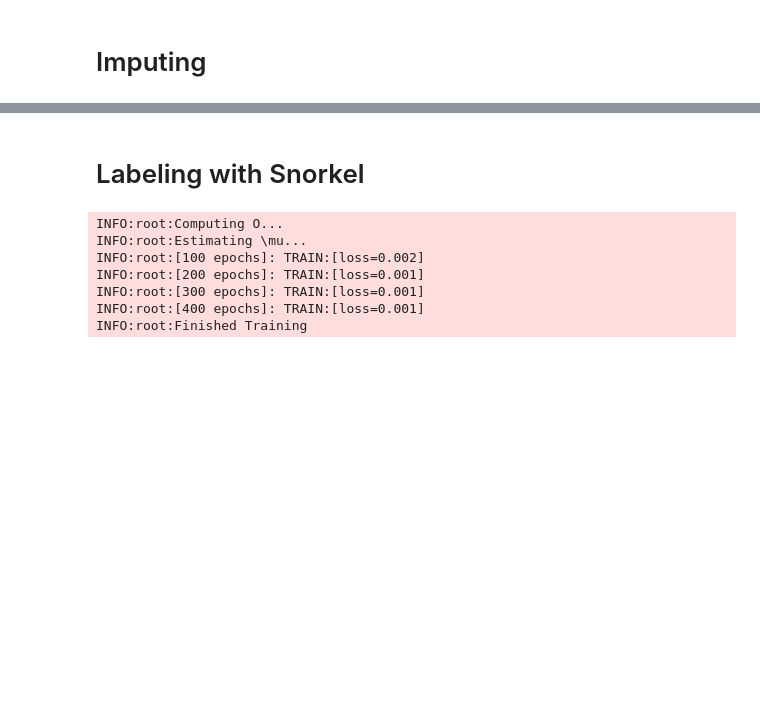
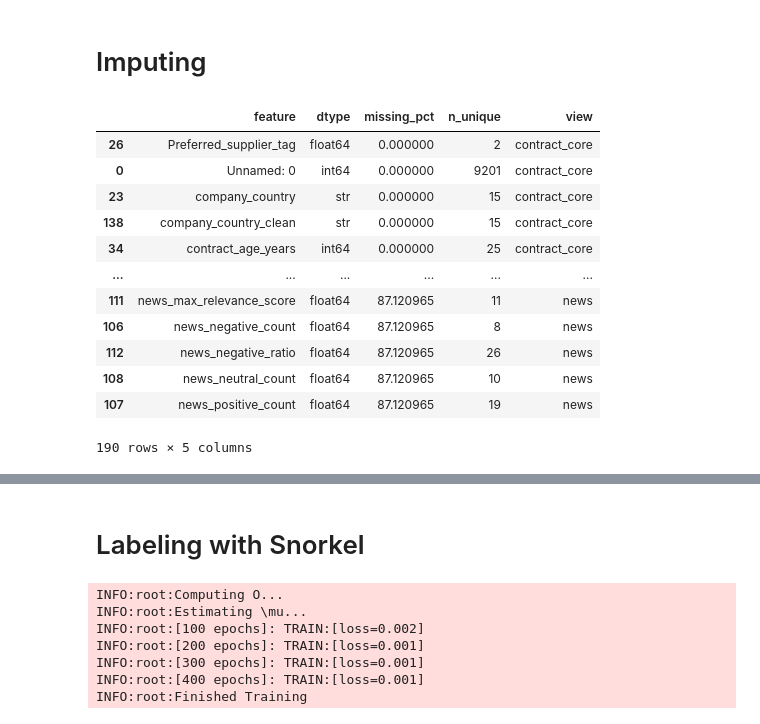
Before and after one commit to ThomasRoennebek/Signal_Fusion_with_Meta-learners-, a Jupyter notebook: Notebooks/Snorkel_labeling.ipynb, the cells around one changed output, grey strips where cells are left out. Cells and saved outputs as stored; diff of their text form; code cells hidden in the pictures; blank space fills up the shorter version.

```diff
--- a/Notebooks/Snorkel_labeling.ipynb
+++ b/Notebooks/Snorkel_labeling.ipynb
@@ -1255,2 +1381,48 @@ Therefore, the financial feature engineering step transforms the raw financial v
 # %% [markdown]
 # Imputing
+# %%
+df_audit = pd.DataFrame({
+    "feature": df_features.columns,
+    "dtype": df_features.dtypes.astype(str).values,
+    "missing_pct": df_features.isna().mean().values * 100,
+    "n_unique": df_features.nunique(dropna=True).values
+})
+
+def assign_view(col):
+    if col.startswith("fin_"):
+        return "financial"
+    elif col.startswith("esg_"):
+        return "esg"
+    elif col.startswith("news_"):
+        return "news"
+    elif col in ["LPI_Score", "Customs", "Infrastructure", "International_Shipments",
+                 "Logistics_Competence", "Tracking_Tracing", "Timeliness", "PPI_Value"]:
+        return "macro_logistics"
+    elif col in ["avg_vol", "std_vol", "max_vol", "min_vol", "vol_stability_score",
+                 "vol_shock_ratio", "vol_trend_slope", "avg_market_cap",
+                 "market_cap_volatility", "Price_trends_52 weeks_%", "market_beta_1y",
+                 "Earnings_per_share_DKK", "Book_value_per_share_DKK", "avg_closing_price",
+                 "price_volatility_score", "price_trend_slope"]:
+        return "market"
+    else:
+        return "contract_core"
+
+df_audit["view"] = df_audit["feature"].apply(assign_view)
+
+display(
+    df_audit.sort_values(["view", "missing_pct", "feature"])
+)
+# %% [output]
+|  | feature | dtype | missing_pct | n_unique | view |
+| 26 | Preferred_supplier_tag | float64 | 0.000000 | 2 | contract_core |
+| 0 | Unnamed: 0 | int64 | 0.000000 | 9201 | contract_core |
+| 23 | company_country | str | 0.000000 | 15 | contract_core |
+| 138 | company_country_clean | str | 0.000000 | 15 | contract_core |
+| 34 | contract_age_years | int64 | 0.000000 | 25 | contract_core |
+| ... | ... | ... | ... | ... | ... |
+| 111 | news_max_relevance_score | float64 | 87.120965 | 11 | news |
+| 106 | news_negative_count | float64 | 87.120965 | 8 | news |
+| 112 | news_negative_ratio | float64 | 87.120965 | 26 | news |
+| 108 | news_neutral_count | float64 | 87.120965 | 10 | news |
+| 107 | news_positive_count | float64 | 87.120965 | 19 | news |
+190 rows × 5 columns
```
Also changed, not shown: parts of 27 cells of this notebook, 1 other file.
